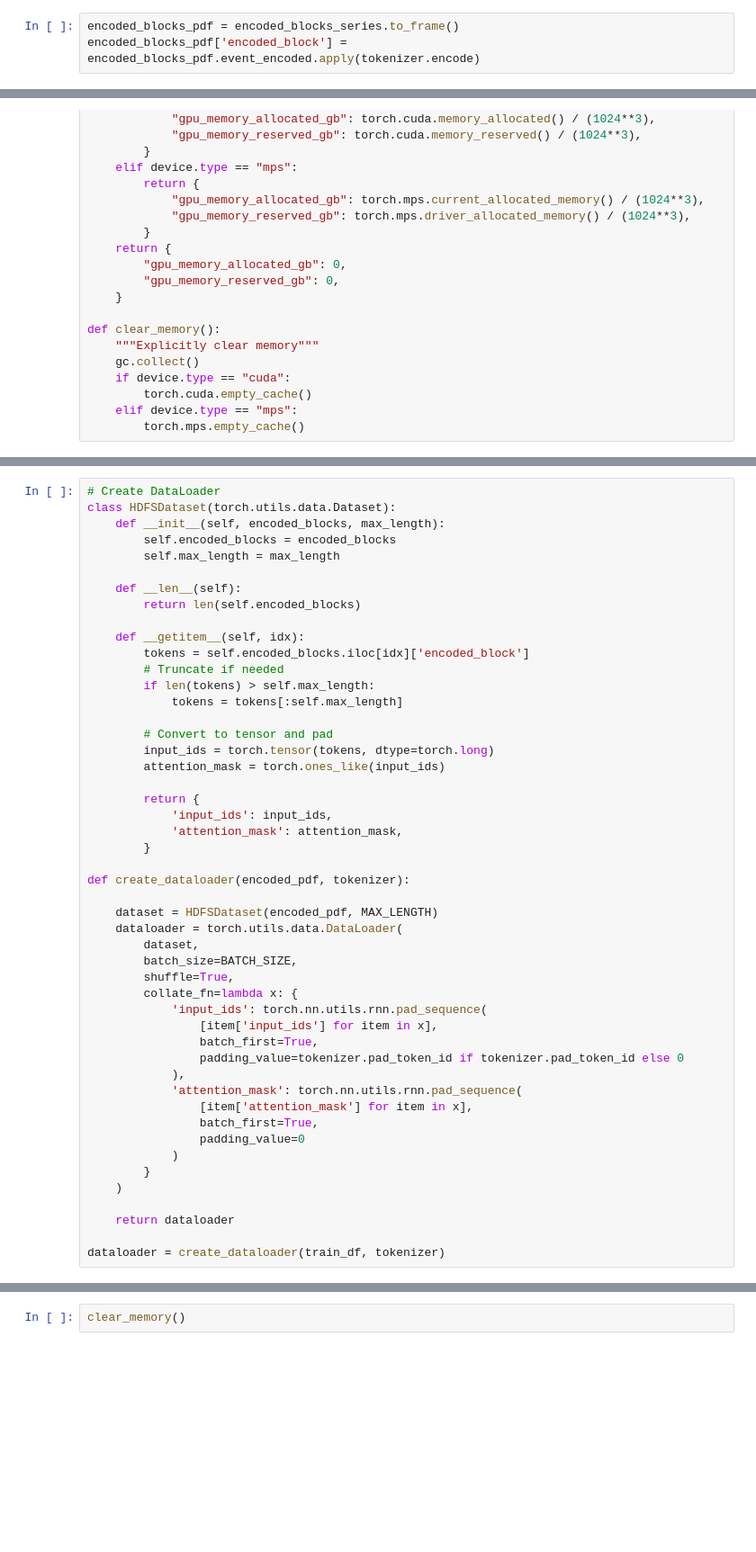
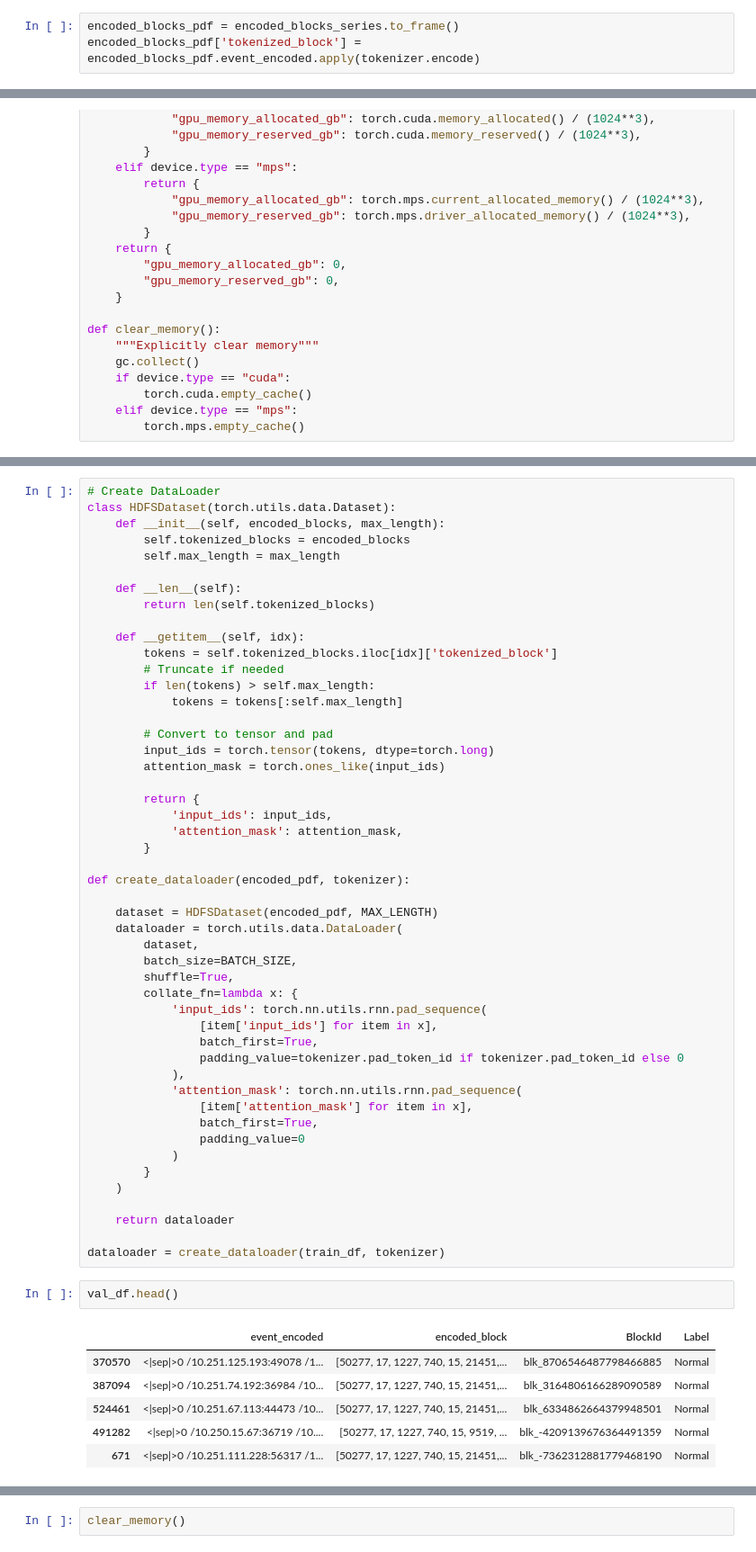
Before and after one commit to honicky/deep-log-analysis, a Jupyter notebook: Pythia Analysis.ipynb, the cells around one changed output, grey strips where cells are left out. Shown at 90% size. Cells and saved outputs as stored; diff of their text form; blank space fills up the shorter version.

```diff
--- a/Pythia Analysis.ipynb
+++ b/Pythia Analysis.ipynb
@@ -278,7 +278,7 @@ model = get_model()
 # Encode the blocks using the new tokenizer
 # %%
 encoded_blocks_pdf = encoded_blocks_series.to_frame()
-encoded_blocks_pdf['encoded_block'] = encoded_blocks_pdf.event_encoded.apply(tokenizer.encode)
+encoded_blocks_pdf['tokenized_block'] = encoded_blocks_pdf.event_encoded.apply(tokenizer.encode)
 # %%
 encoded_blocks_pdf
 # %% [output]
@@ -552,14 +487,14 @@ structured_with_event_id_pdf.head()
 # Create DataLoader
 class HDFSDataset(torch.utils.data.Dataset):
     def __init__(self, encoded_blocks, max_length):
-        self.encoded_blocks = encoded_blocks
+        self.tokenized_blocks = encoded_blocks
         self.max_length = max_length
 
     def __len__(self):
-        return len(self.encoded_blocks)
+        return len(self.tokenized_blocks)
 
     def __getitem__(self, idx):
-        tokens = self.encoded_blocks.iloc[idx]['encoded_block']
+        tokens = self.tokenized_blocks.iloc[idx]['tokenized_block']
         # Truncate if needed
         if len(tokens) > self.max_length:
             tokens = tokens[:self.max_length]
@@ -597,6 +532,15 @@ def create_dataloader(encoded_pdf, tokenizer):
     return dataloader
 
 dataloader = create_dataloader(train_df, tokenizer)
+# %%
+val_df.head()
+# %% [output]
+|  | event_encoded | encoded_block | BlockId | Label |
+| 370570 | <|sep|>0 /10.251.125.193:49078 /1... | [50277, 17, 1227, 740, 15, 21451,... | blk_8706546487798466885 | Normal |
+| 387094 | <|sep|>0 /10.251.74.192:36984 /10... | [50277, 17, 1227, 740, 15, 21451,... | blk_3164806166289090589 | Normal |
+| 524461 | <|sep|>0 /10.251.67.113:44473 /10... | [50277, 17, 1227, 740, 15, 21451,... | blk_6334862664379948501 | Normal |
+| 491282 | <|sep|>0 /10.250.15.67:36719 /10.... | [50277, 17, 1227, 740, 15, 9519, ... | blk_-4209139676364491359 | Normal |
+| 671 | <|sep|>0 /10.251.111.228:56317 /1... | [50277, 17, 1227, 740, 15, 21451,... | blk_-7362312881779468190 | Normal |
 # %%
 
 print_memory_stats()
```
Also changed, not shown: parts of 5 cells of this notebook, 2 other files.
